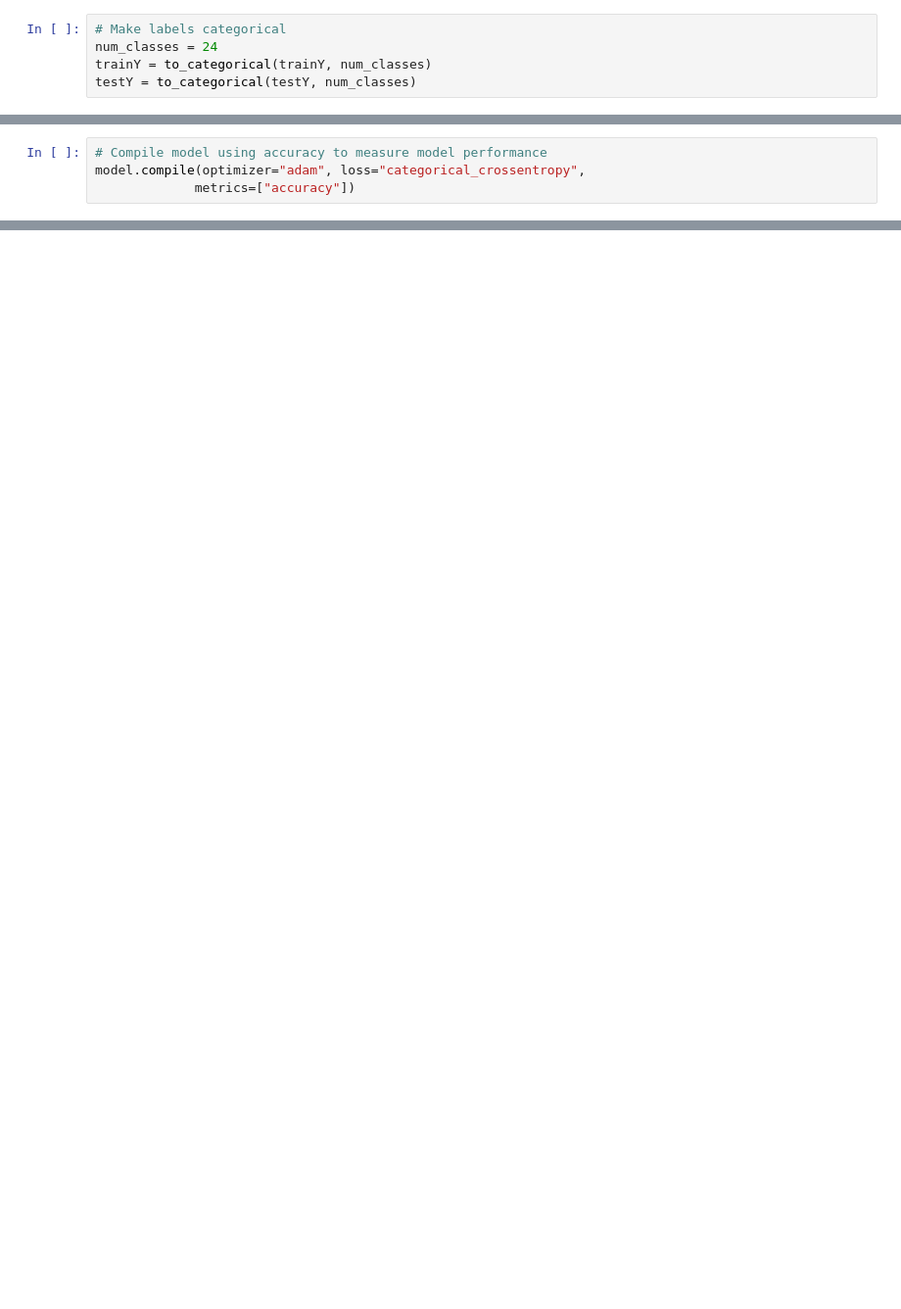
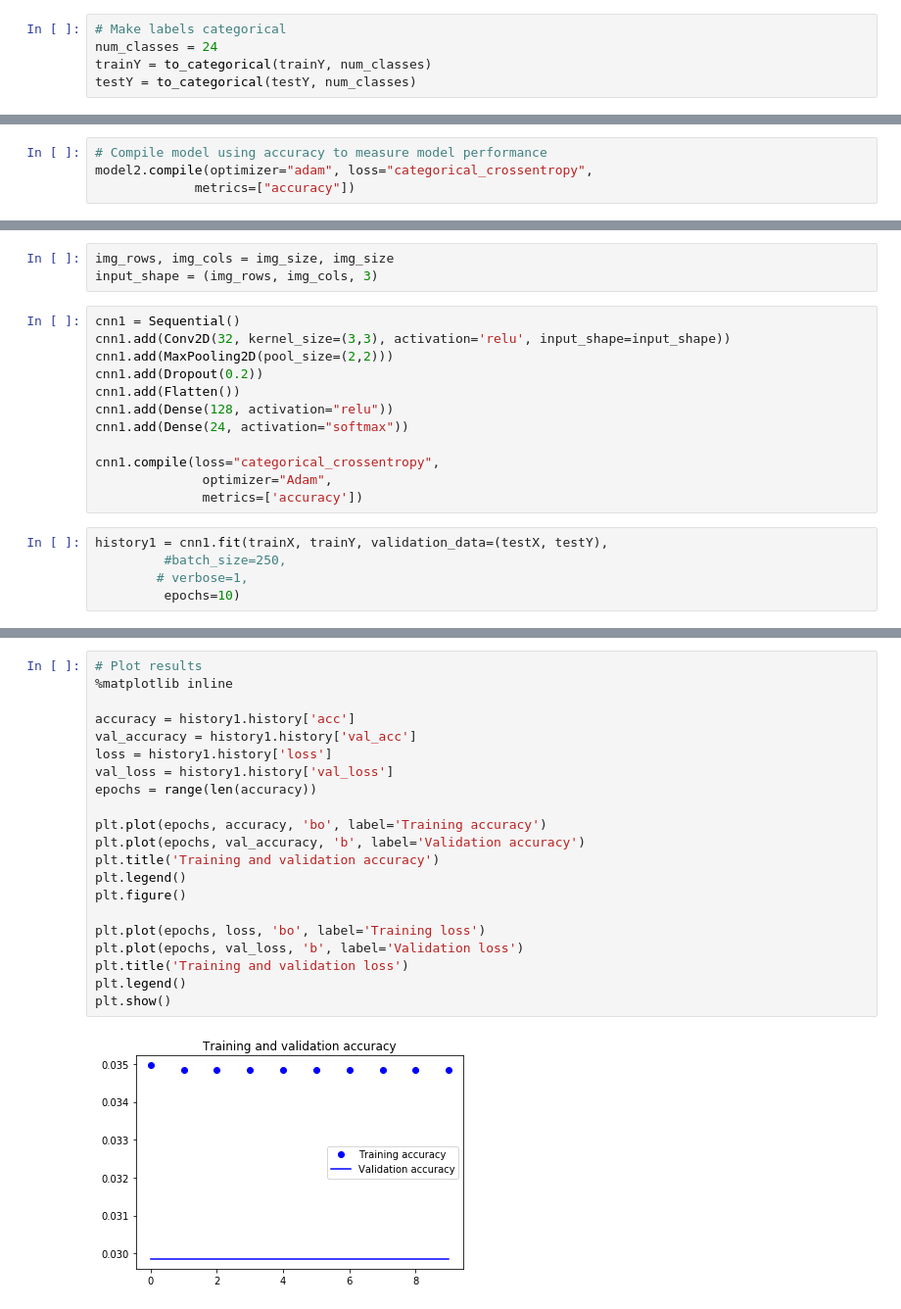
Before and after one commit to sjlapan/art_classification, a Jupyter notebook: CNN_Model.ipynb, the cells around one changed output, grey strips where cells are left out. Shown at 98% size. Saved outputs shown, nothing was run; the diff lists cells and outputs as text; blank space fills up the shorter version.

```diff
--- a/CNN_Model.ipynb
+++ b/CNN_Model.ipynb
@@ -356,7 +351,7 @@ _________________________________________________________________
 None
 # %%
 # Compile model using accuracy to measure model performance
-model.compile(optimizer="adam", loss="categorical_crossentropy",
+model2.compile(optimizer="adam", loss="categorical_crossentropy",
              metrics=["accuracy"])
 # %%
 %%time
@@ -372,0 +405,20 @@ print(model_loss, model_accuracy)
+# %%
+img_rows, img_cols = img_size, img_size
+input_shape = (img_rows, img_cols, 3)
+# %%
+cnn1 = Sequential()
+cnn1.add(Conv2D(32, kernel_size=(3,3), activation='relu', input_shape=input_shape))
+cnn1.add(MaxPooling2D(pool_size=(2,2)))
+cnn1.add(Dropout(0.2))
+cnn1.add(Flatten())
+cnn1.add(Dense(128, activation="relu"))
+cnn1.add(Dense(24, activation="softmax"))
+
+cnn1.compile(loss="categorical_crossentropy",
+              optimizer="Adam",
+              metrics=['accuracy'])
+# %%
+history1 = cnn1.fit(trainX, trainY, validation_data=(testX, testY),
+         #batch_size=250,
+        # verbose=1,
+         epochs=10)
@@ -372,0 +463,23 @@ print(model_loss, model_accuracy)
+# %%
+# Plot results
+%matplotlib inline
+
+accuracy = history1.history['acc']
+val_accuracy = history1.history['val_acc']
+loss = history1.history['loss']
+val_loss = history1.history['val_loss']
+epochs = range(len(accuracy))
+
+plt.plot(epochs, accuracy, 'bo', label='Training accuracy')
+plt.plot(epochs, val_accuracy, 'b', label='Validation accuracy')
+plt.title('Training and validation accuracy')
+plt.legend()
+plt.figure()
+
+plt.plot(epochs, loss, 'bo', label='Training loss')
+plt.plot(epochs, val_loss, 'b', label='Validation loss')
+plt.title('Training and validation loss')
+plt.legend()
+plt.show()
+# %% [output]
+[figure, added]
```
Also changed, not shown: parts of 42 cells of this notebook, 1 other file.
